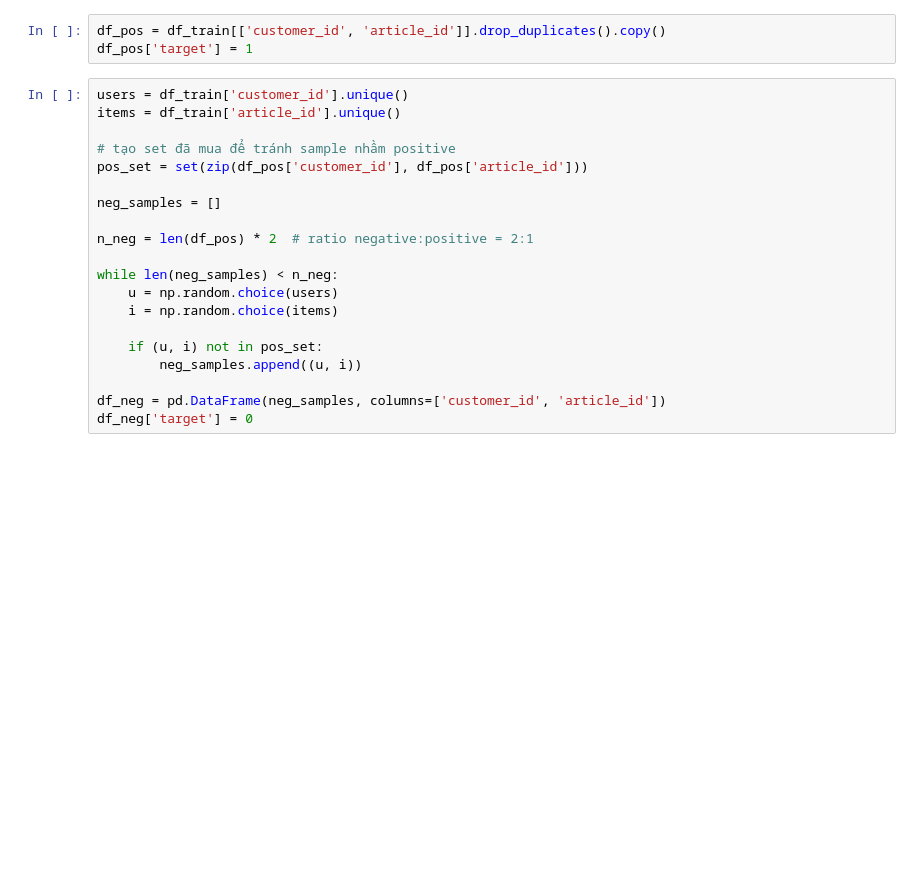
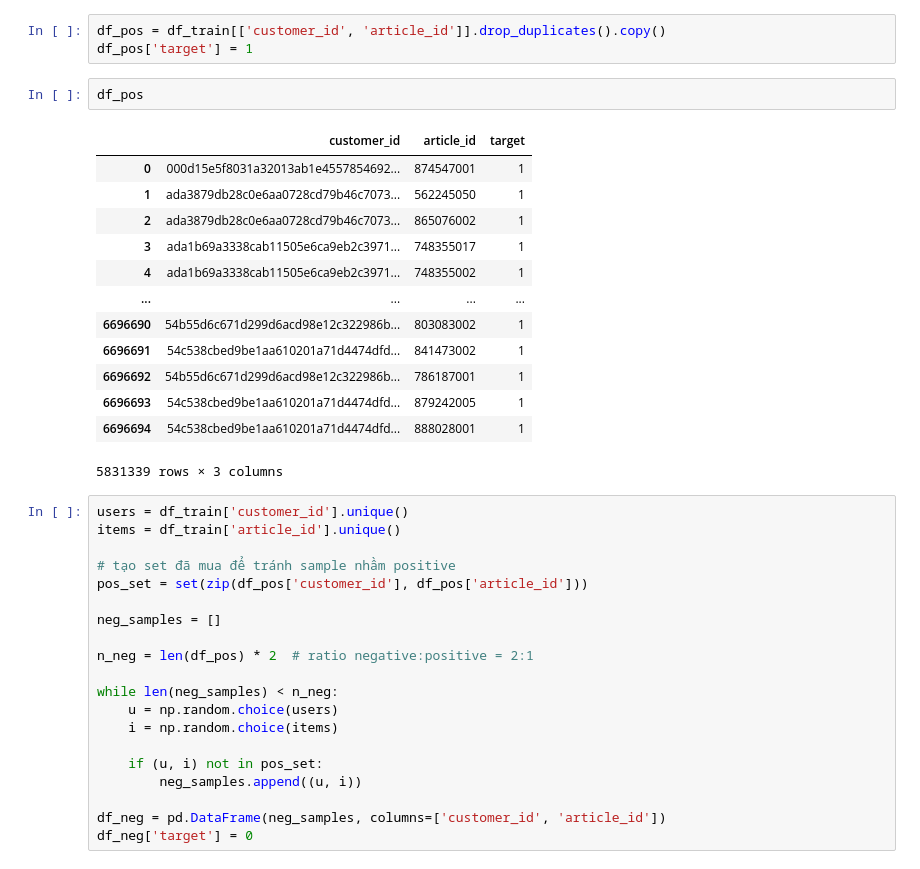
Before and after one commit to MinhGioChai/PowerBI-Final, a Jupyter notebook: Allwedid.ipynb, the cells around one changed output. Cells and saved outputs as stored; diff of their text form; blank space fills up the shorter version.

```diff
--- a/Allwedid.ipynb
+++ b/Allwedid.ipynb
@@ -971,6 +987,22 @@ def search_items(query, top_k=10):
 # %%
 df_pos = df_train[['customer_id', 'article_id']].drop_duplicates().copy()
 df_pos['target'] = 1
+# %%
+df_pos
+# %% [output]
+|  | customer_id | article_id | target |
+| 0 | 000d15e5f8031a32013ab1e4557854692... | 874547001 | 1 |
+| 1 | ada3879db28c0e6aa0728cd79b46c7073... | 562245050 | 1 |
+| 2 | ada3879db28c0e6aa0728cd79b46c7073... | 865076002 | 1 |
+| 3 | ada1b69a3338cab11505e6ca9eb2c3971... | 748355017 | 1 |
+| 4 | ada1b69a3338cab11505e6ca9eb2c3971... | 748355002 | 1 |
+| ... | ... | ... | ... |
+| 6696690 | 54b55d6c671d299d6acd98e12c322986b... | 803083002 | 1 |
+| 6696691 | 54c538cbed9be1aa610201a71d4474dfd... | 841473002 | 1 |
+| 6696692 | 54b55d6c671d299d6acd98e12c322986b... | 786187001 | 1 |
+| 6696693 | 54c538cbed9be1aa610201a71d4474dfd... | 879242005 | 1 |
+| 6696694 | 54c538cbed9be1aa610201a71d4474dfd... | 888028001 | 1 |
+5831339 rows × 3 columns
 # %%
 users = df_train['customer_id'].unique()
 items = df_train['article_id'].unique()
```
Also changed, not shown: parts of 13 cells of this notebook.
